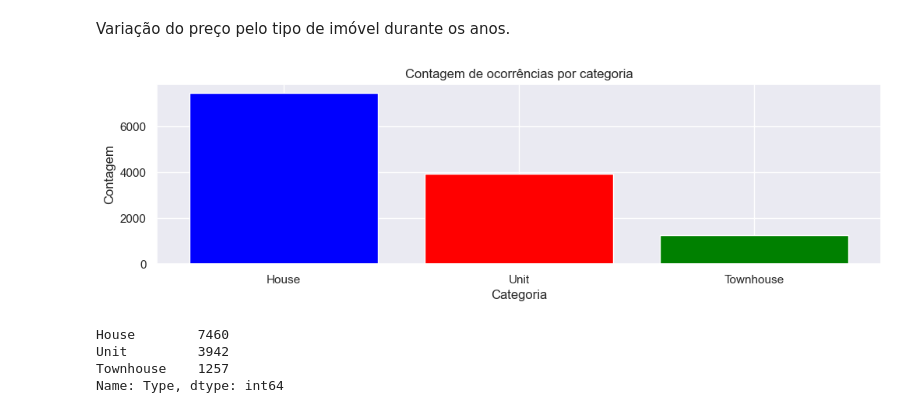
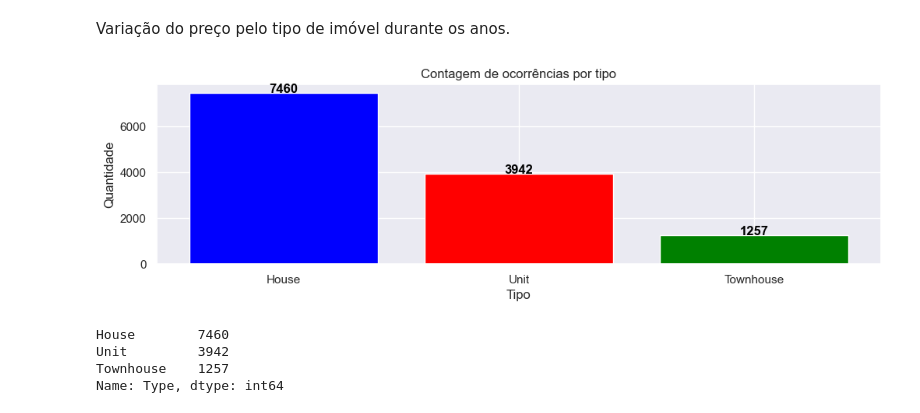
Before and after one commit to Riguini/Melbourne-Housing-Snapshot, a Jupyter notebook: Notebooks/Melbourne_Housing_Dataset.ipynb, the cells around one changed output. Saved outputs shown, nothing was run; the diff lists cells and outputs as text; code cells hidden in the pictures.

```diff
--- a/Notebooks/Melbourne_Housing_Dataset.ipynb
+++ b/Notebooks/Melbourne_Housing_Dataset.ipynb
@@ -624,15 +626,17 @@ Variação do preço pelo tipo de imóvel durante os anos.
 # %%
 df_distance = df[(df['DistanceRange'] == '0-5') | (df['DistanceRange'] == '5.1-10')]
 counts = df_distance['Type'].value_counts()
 colors = ['blue', 'red', 'green']
 fig, ax = plt.subplots(figsize=(12, 3))
 ax.bar(counts.index, counts.values, color=colors)
-ax.set_title('Contagem de ocorrências por categoria')
-ax.set_xlabel('Categoria')
-ax.set_ylabel('Contagem')
+for i, v in enumerate(counts.values):
+    ax.text(i, v, str(v), color='black', fontweight='bold', ha='center')
+ax.set_title('Contagem de ocorrências por tipo')
+ax.set_xlabel('Tipo')
+ax.set_ylabel('Quantidade')
 plt.show()
 # %% [output]
-[figure, old version]
+[figure, new version]
 # %%
 df_distance['Type'].value_counts()
 # %% [output]
```
Also changed, not shown: parts of 26 cells of this notebook.
